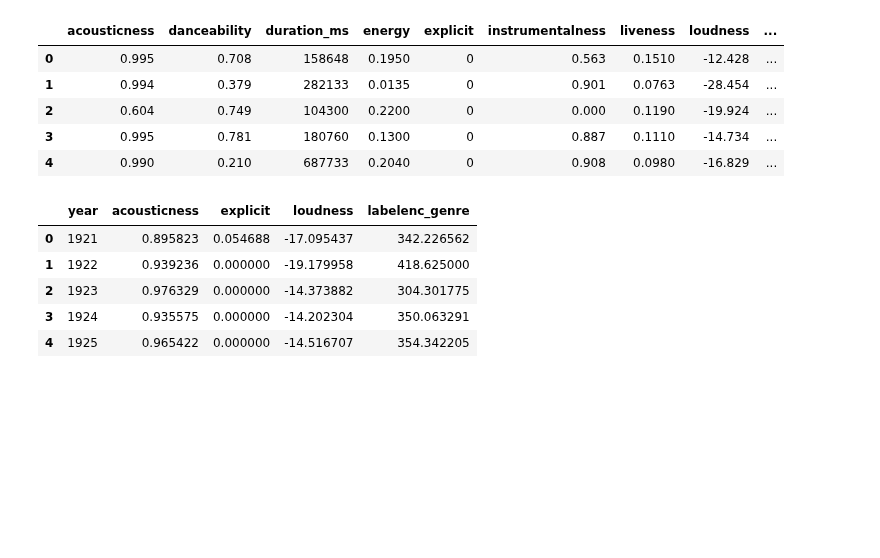
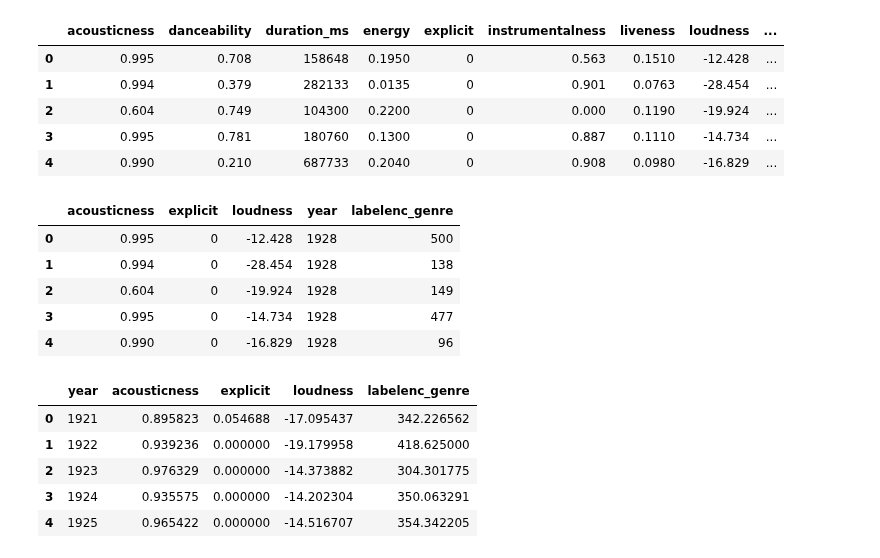
Before and after one commit to moraditya/spotify-time-series, a Jupyter notebook: models/spotify-LSTM.ipynb, the cells around one changed output. Drawn from its saved outputs; the diff is of its cells as text; code cells hidden in the pictures; blank space fills up the shorter version.

```diff
--- a/models/spotify-LSTM.ipynb
+++ b/models/spotify-LSTM.ipynb
@@ -20,4 +26,17 @@ df.head()
 | 2 | 0.604 | 0.749 | 104300 | 0.2200 | 0 | 0.000 | 0.1190 | -19.924 | ... |
 | 3 | 0.995 | 0.781 | 180760 | 0.1300 | 0 | 0.887 | 0.1110 | -14.734 | ... |
 | 4 | 0.990 | 0.210 | 687733 | 0.2040 | 0 | 0.908 | 0.0980 | -16.829 | ... |
+# %%
+features_to_remove = ['danceability', 'duration_ms','energy', 'instrumentalness', 'liveness', 'mode','speechiness','tempo','valence','cleaned_broad_genre','popularity']
+
+df = df.drop(columns=features_to_remove)
+# %%
+df.head()
+# %% [output]
+|  | acousticness | explicit | loudness | year | labelenc_genre |
+| 0 | 0.995 | 0 | -12.428 | 1928 | 500 |
+| 1 | 0.994 | 0 | -28.454 | 1928 | 138 |
+| 2 | 0.604 | 0 | -19.924 | 1928 | 149 |
+| 3 | 0.995 | 0 | -14.734 | 1928 | 477 |
+| 4 | 0.990 | 0 | -16.829 | 1928 | 96 |
 # %%
```
Also changed, not shown: parts of 12 cells of this notebook.
